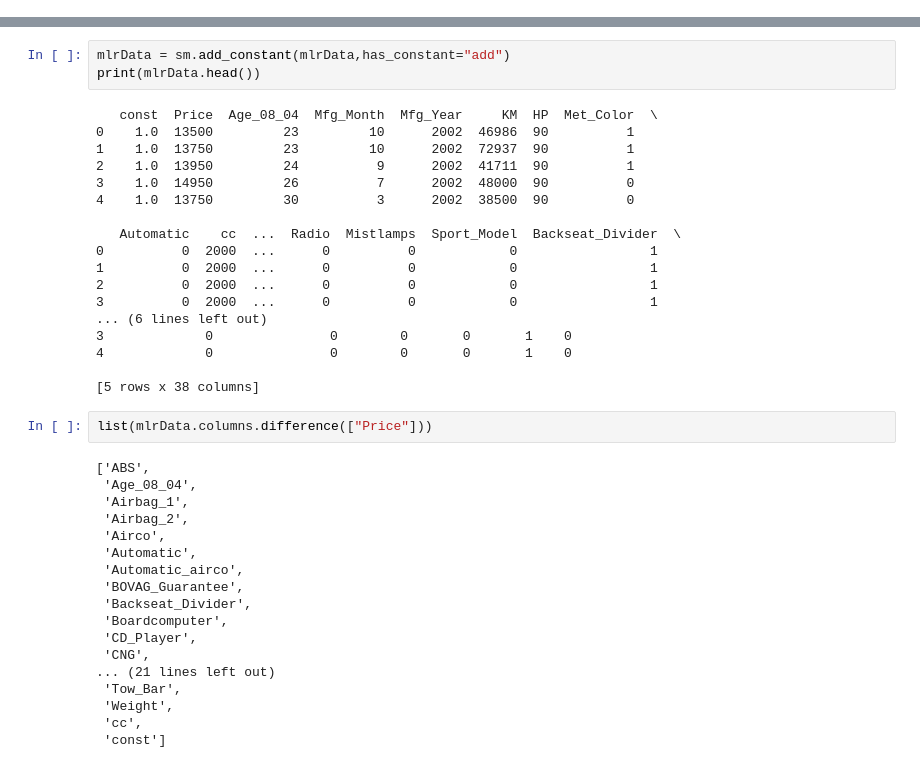
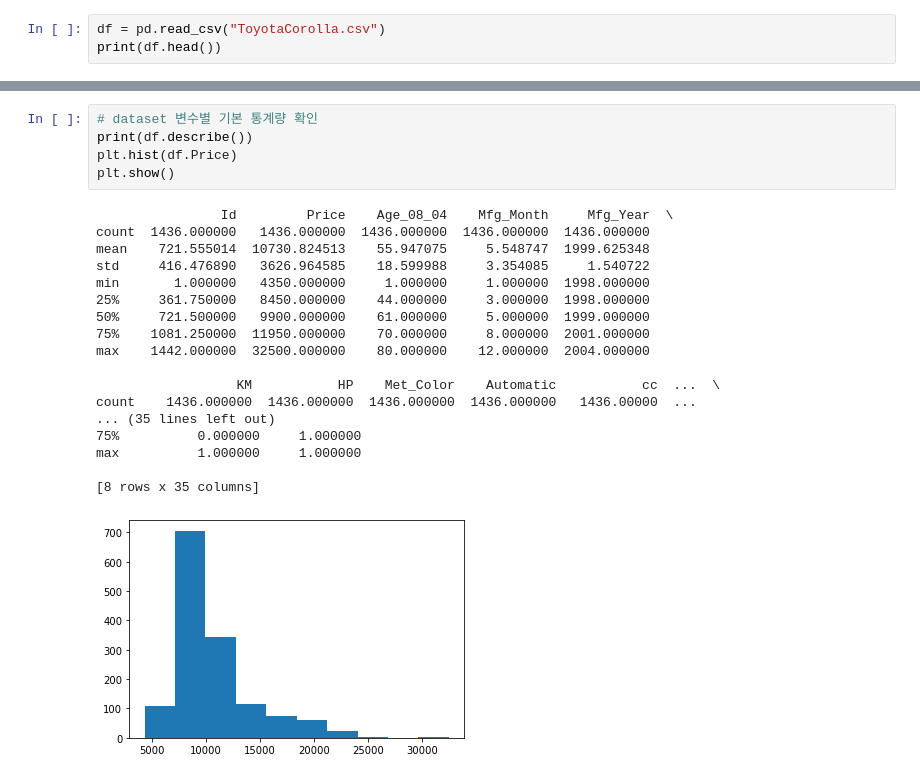
Before and after one commit to hyungilk/DataScience, a Jupyter notebook: PandasPractice.ipynb, the cells around one changed output, grey strips where cells are left out. Cells and saved outputs as stored; diff of their text form.

```diff
--- a/PandasPractice.ipynb
+++ b/PandasPractice.ipynb
@@ -27,0 +11,3 @@ print(corolia.head())
+# %%
+df = pd.read_csv("ToyotaCorolla.csv")
+print(df.head())
@@ -68,41 +39,24 @@ mlrData.head()
-# %%
-mlrData = sm.add_constant(mlrData,has_constant="add")
-print(mlrData.head())
-# %% [output]
-   const  Price  Age_08_04  Mfg_Month  Mfg_Year     KM  HP  Met_Color  \
-0    1.0  13500         23         10      2002  46986  90          1
-1    1.0  13750         23         10      2002  72937  90          1
-2    1.0  13950         24          9      2002  41711  90          1
-3    1.0  14950         26          7      2002  48000  90          0
-4    1.0  13750         30          3      2002  38500  90          0
-
-   Automatic    cc  ...  Radio  Mistlamps  Sport_Model  Backseat_Divider  \
-0          0  2000  ...      0          0            0                 1
-1          0  2000  ...      0          0            0                 1
-2          0  2000  ...      0          0            0                 1
-3          0  2000  ...      0          0            0                 1
-... (6 lines left out)
-3             0               0        0       0       1    0
-4             0               0        0       0       1    0
-
-[5 rows x 38 columns]
-# %%
-list(mlrData.columns.difference(["Price"]))
-# %% [output]
-['ABS',
- 'Age_08_04',
- 'Airbag_1',
- 'Airbag_2',
- 'Airco',
- 'Automatic',
- 'Automatic_airco',
- 'BOVAG_Guarantee',
- 'Backseat_Divider',
- 'Boardcomputer',
- 'CD_Player',
- 'CNG',
-... (21 lines left out)
- 'Tow_Bar',
- 'Weight',
- 'cc',
- 'const']
+# %%
+# dataset 변수별 기본 통계량 확인
+print(df.describe())
+plt.hist(df.Price)
+plt.show()
+# %% [output]
+                Id         Price    Age_08_04    Mfg_Month     Mfg_Year  \
+count  1436.000000   1436.000000  1436.000000  1436.000000  1436.000000
+mean    721.555014  10730.824513    55.947075     5.548747  1999.625348
+std     416.476890   3626.964585    18.599988     3.354085     1.540722
+min       1.000000   4350.000000     1.000000     1.000000  1998.000000
+25%     361.750000   8450.000000    44.000000     3.000000  1998.000000
+50%     721.500000   9900.000000    61.000000     5.000000  1999.000000
+75%    1081.250000  11950.000000    70.000000     8.000000  2001.000000
+max    1442.000000  32500.000000    80.000000    12.000000  2004.000000
+
+                  KM           HP    Met_Color    Automatic           cc  ...  \
+count    1436.000000  1436.000000  1436.000000  1436.000000   1436.00000  ...
+... (35 lines left out)
+75%          0.000000     1.000000
+max          1.000000     1.000000
+
+[8 rows x 35 columns]
+[figure, added]
```
Also changed, not shown: parts of 12 cells of this notebook.
